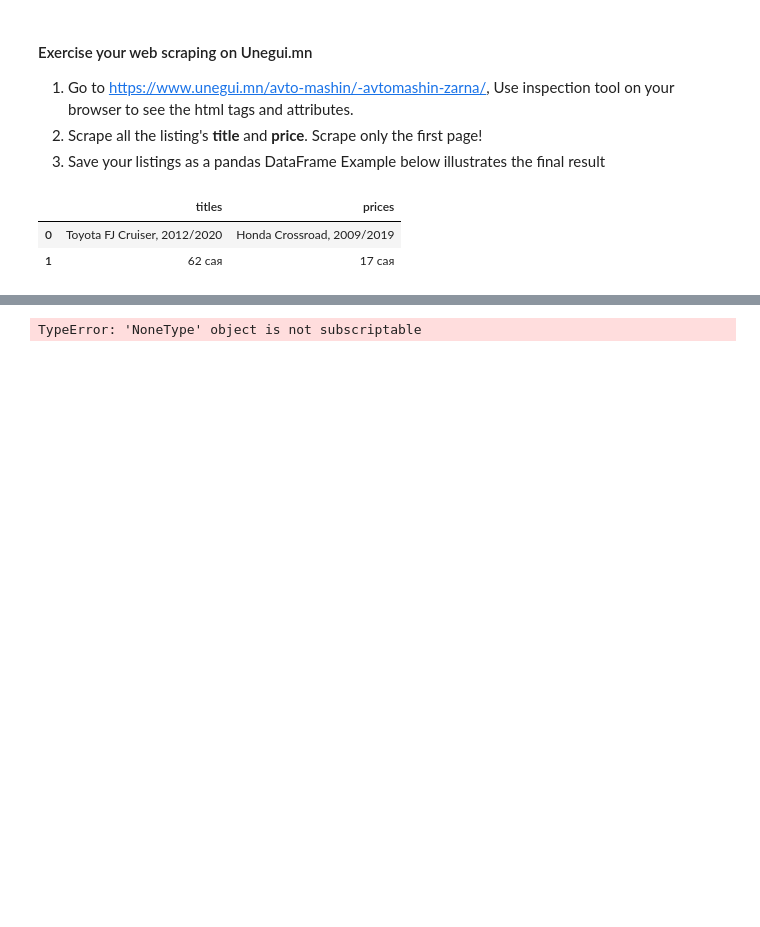
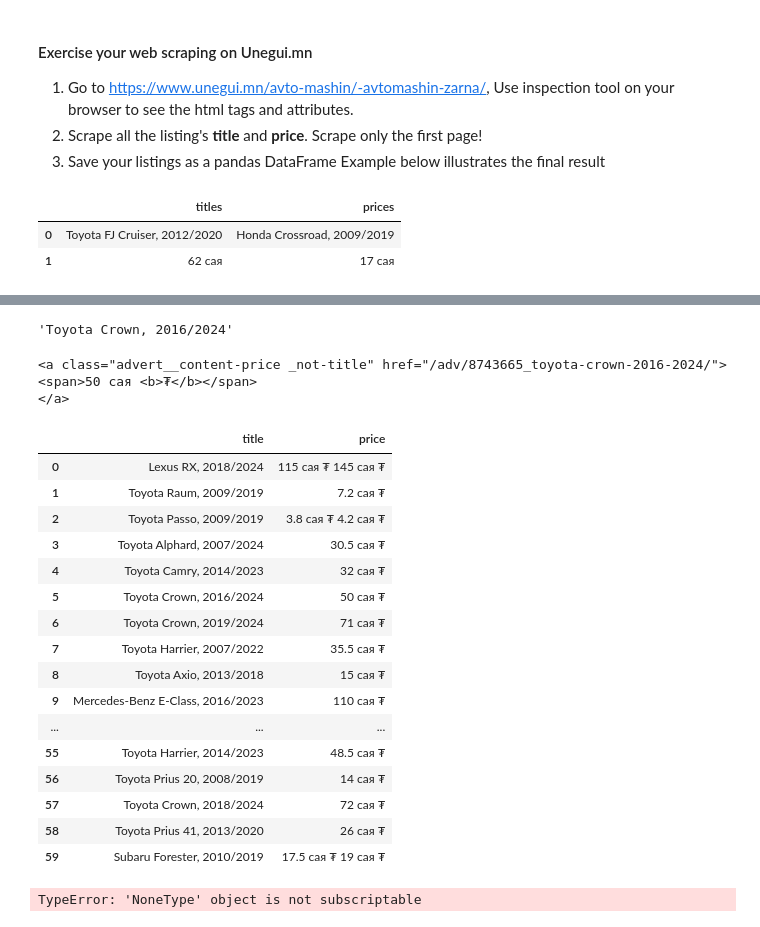
Before and after one commit to yesuiii/intermediate-python-fall-2024, a Jupyter notebook: Week 06 - Web Scraping/Web Scraping.ipynb, the cells around one changed output, grey strips where cells are left out. Saved outputs shown, nothing was run; the diff lists cells and outputs as text; code cells hidden in the pictures; blank space fills up the shorter version.

```diff
--- a/Week 06 - Web Scraping/Web Scraping.ipynb
+++ b/Week 06 - Web Scraping/Web Scraping.ipynb
@@ -236,6 +236,6 @@ Requirement already satisfied: certifi>=2017.4.17 in /Users/amarbayanaltangerel/
 import requests
 from bs4 import BeautifulSoup
 # %%
-response = requests.get('https://www.unegui.mn/kompyuter-busad/notebook/')
+response = requests.get('https://www.unegui.mn/avto-mashin/-avtomashin-zarna/')
 # %%
 soup = BeautifulSoup(response.content)
@@ -248,3 +242,44 @@ len(results)
+# %%
+prices = soup.find_all("a", {"class": "advert__content-price _not-title"})
+# %%
+titles = soup.find_all("a", {"class": "advert__content-title"})
+# %%
+titles[5].text.strip()
+# %% [output]
+'Toyota Crown, 2016/2024'
+# %%
+prices[5]
+# %% [output]
+<a class="advert__content-price _not-title" href="/adv/8743665_toyota-crown-2016-2024/">
+<span>50 сая <b>₮</b></span>
+</a>
+# %%
+list_titles = []
+list_prices = []
+for title in titles:
+    list_titles.append(title.text.strip())
+for price in prices:
+    list_prices.append(price.span.text)
+# %%
+df = pd.DataFrame(data={"title": list_titles, "price": list_prices})
+# %% [output]
+|  | title | price |
+| 0 | Lexus RX, 2018/2024 | 115 сая ₮ 145 сая ₮ |
+| 1 | Toyota Raum, 2009/2019 | 7.2 сая ₮ |
+| 2 | Toyota Passo, 2009/2019 | 3.8 сая ₮ 4.2 сая ₮ |
+| 3 | Toyota Alphard, 2007/2024 | 30.5 сая ₮ |
+| 4 | Toyota Camry, 2014/2023 | 32 сая ₮ |
+| 5 | Toyota Crown, 2016/2024 | 50 сая ₮ |
+| 6 | Toyota Crown, 2019/2024 | 71 сая ₮ |
+| 7 | Toyota Harrier, 2007/2022 | 35.5 сая ₮ |
+| 8 | Toyota Axio, 2013/2018 | 15 сая ₮ |
+| 9 | Mercedes-Benz E-Class, 2016/2023 | 110 сая ₮ |
+| ... | ... | ... |
+| 55 | Toyota Harrier, 2014/2023 | 48.5 сая ₮ |
+| 56 | Toyota Prius 20, 2008/2019 | 14 сая ₮ |
+| 57 | Toyota Crown, 2018/2024 | 72 сая ₮ |
+| 58 | Toyota Prius 41, 2013/2020 | 26 сая ₮ |
+| 59 | Subaru Forester, 2010/2019 | 17.5 сая ₮ 19 сая ₮ |
 # %%
 a_tags = soup.find_all("a", {"class": "announcement-block__title"})
 # %%
```
Also changed, not shown: parts of 4 cells of this notebook, 8 other files.
